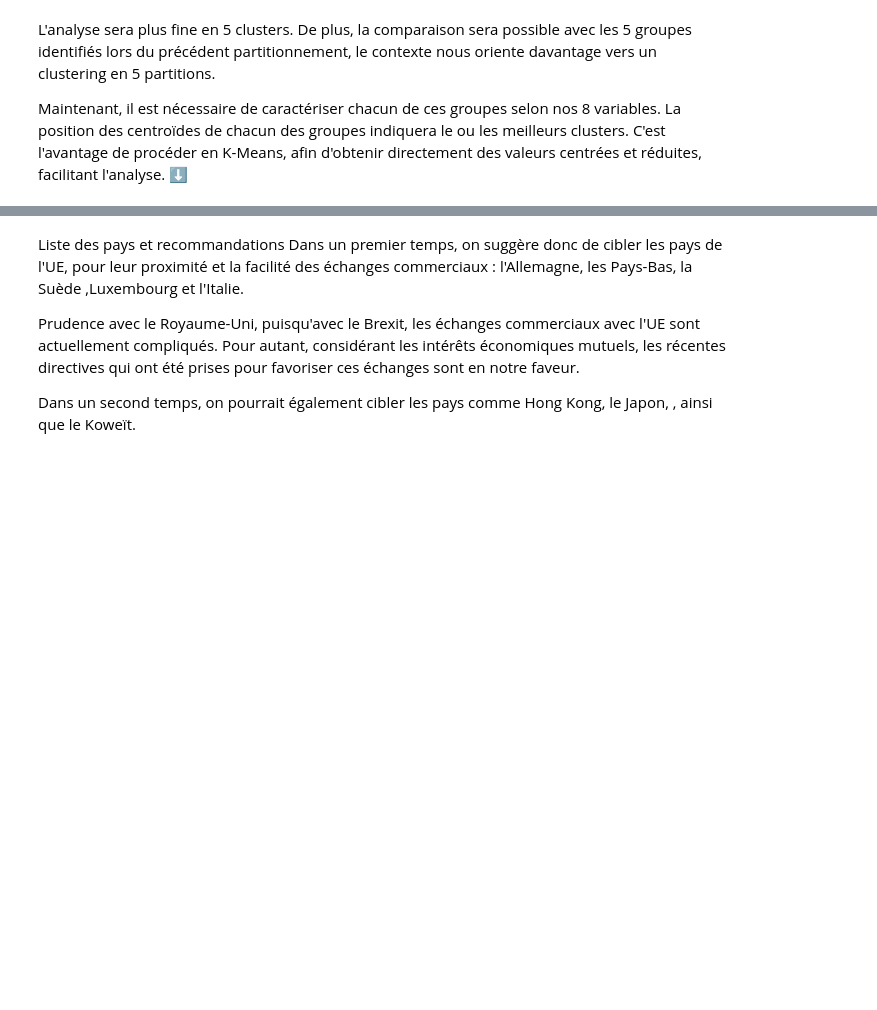
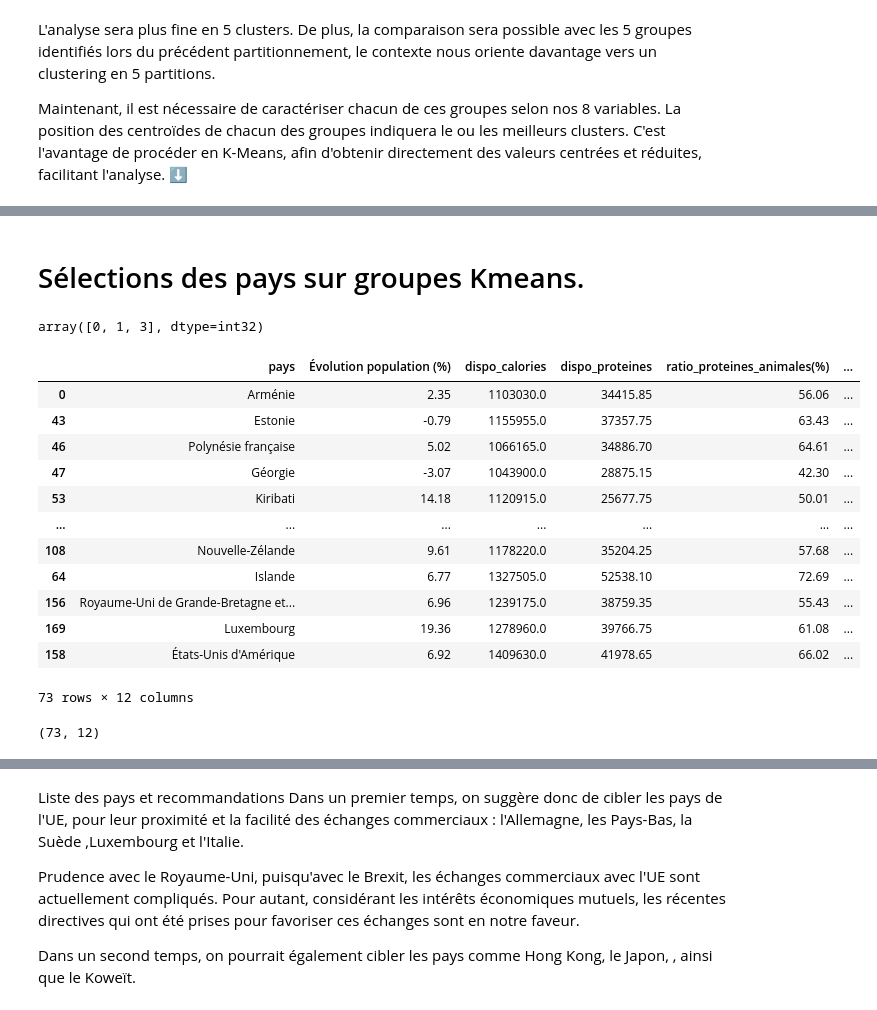
Before and after one commit to ROWAIDAK/ROWAIDAK-P5_Produisez-une-tude-de-march, a Jupyter notebook: P5_02_code.ipynb, the cells around one changed output, grey strips where cells are left out. Drawn from its saved outputs; the diff is of its cells as text; code cells hidden in the pictures; blank space fills up the shorter version.

```diff
--- a/P5_02_code.ipynb
+++ b/P5_02_code.ipynb
@@ -1371,0 +1188,5 @@ En se basant sur les mêmes critères que lors de la sélection des pays par CAH
+# %%
+df_groupes_cah['Clusterkm'] = clusters_km
+gb = df_groupes_cah.groupby('Clusterkm')
+nk = gb.size()
+print(nk)
@@ -1371,0 +1215,5 @@ En se basant sur les mêmes critères que lors de la sélection des pays par CAH
+# %%
+# Ajout des variables synthétiques F1 et F2
+df_boxkm = pd.merge(df_groupes_cah, df_facto, on="pays", how="left")
+df_boxkm = df_boxkm.sort_values("Clusterkm")
+df_boxkm.head()
@@ -1371,0 +1286,29 @@ En se basant sur les mêmes critères que lors de la sélection des pays par CAH
+# %% [markdown]
+# Sélections des pays sur groupes Kmeans.
+# %%
+select_clusters_kmeans = df_boxkm.groupby("Clusterkm").mean().reset_index()
+select_clusters_kmeans = df_boxkm[df_boxkm["F2"]>1]["Clusterkm"].unique()
+select_clusters_kmeans
+# %% [output]
+array([0, 1, 3], dtype=int32)
+# %%
+df_select_pays_kmeans = df_boxkm[df_boxkm["Clusterkm"].isin(select_clusters_kmeans)]
+df_select_pays_kmeans
+# %% [output]
+|  | pays | Évolution population (%) | dispo_calories | dispo_proteines | ratio_proteines_animales(%) | ... |
+| 0 | Arménie | 2.35 | 1103030.0 | 34415.85 | 56.06 | ... |
+| 43 | Estonie | -0.79 | 1155955.0 | 37357.75 | 63.43 | ... |
+| 46 | Polynésie française | 5.02 | 1066165.0 | 34886.70 | 64.61 | ... |
+| 47 | Géorgie | -3.07 | 1043900.0 | 28875.15 | 42.30 | ... |
+| 53 | Kiribati | 14.18 | 1120915.0 | 25677.75 | 50.01 | ... |
+| ... | ... | ... | ... | ... | ... | ... |
+| 108 | Nouvelle-Zélande | 9.61 | 1178220.0 | 35204.25 | 57.68 | ... |
+| 64 | Islande | 6.77 | 1327505.0 | 52538.10 | 72.69 | ... |
+| 156 | Royaume-Uni de Grande-Bretagne et... | 6.96 | 1239175.0 | 38759.35 | 55.43 | ... |
+| 169 | Luxembourg | 19.36 | 1278960.0 | 39766.75 | 61.08 | ... |
+| 158 | États-Unis d'Amérique | 6.92 | 1409630.0 | 41978.65 | 66.02 | ... |
+73 rows × 12 columns
+# %%
+df_select_pays_kmeans.shape
+# %% [output]
+(73, 12)
```
Also changed, not shown: parts of 78 cells of this notebook.
